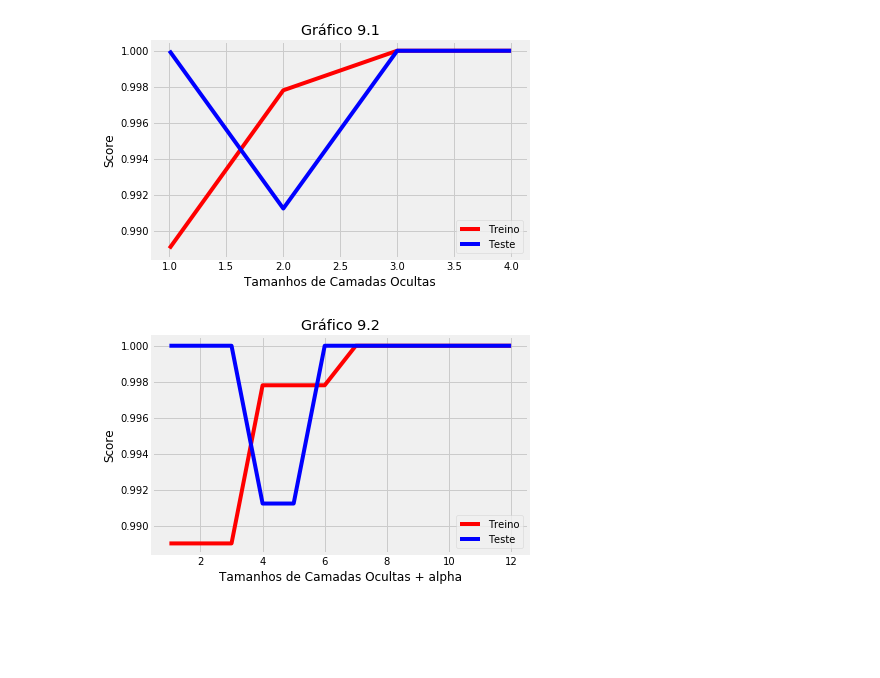
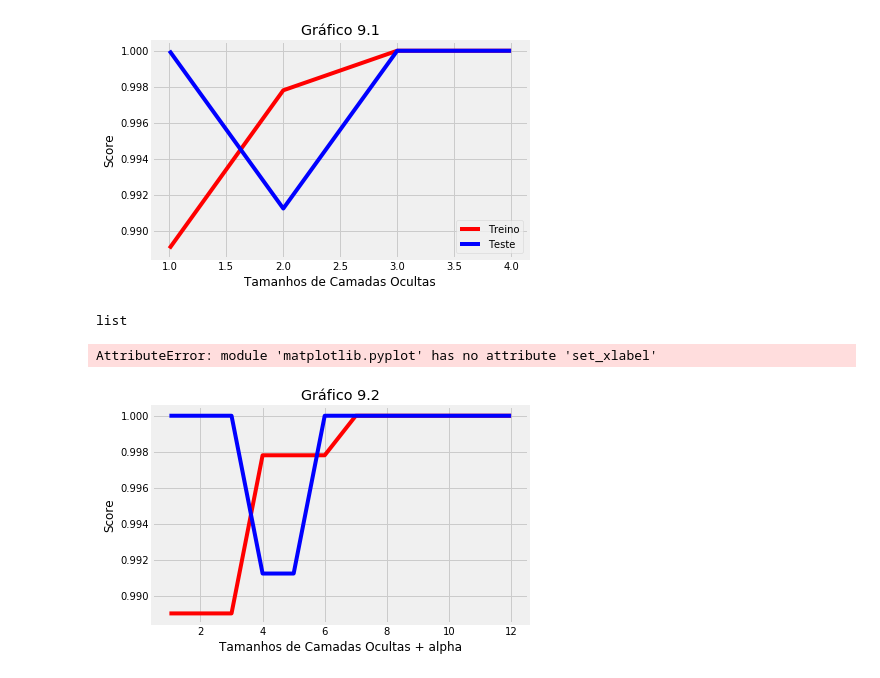
Before and after one commit to luanprates/trabalho-pos-data-analytics-lucas, a Jupyter notebook: Questão 9.ipynb, the cells around one changed output. Cells and saved outputs as stored; diff of their text form; code cells hidden in the pictures; blank space fills up the shorter version.

Commit message:
label x - g9.2
label x - g9.2

```diff
--- a/Questão 9.ipynb
+++ b/Questão 9.ipynb
@@ -65,11 +69,17 @@ for n in t_camadas:
+# %%
+type(label_x)
+# %% [output]
+list
 # %%
 plt.plot(tamanho_x_alpha, treino_alpha, c='r', label='Treino')
 plt.plot(tamanho_x_alpha, teste_alpha, c='b', label='Teste')
 plt.title('Gráfico 9.2')
 plt.ylabel('Score')
 plt.xlabel('Tamanhos de Camadas Ocultas + alpha')
+plt.xticks(tamanho_x_alpha, labels, rotation='vertical')
 plt.legend()
 plt.savefig('imagens/Questão-92.png', transparent = True)
 plt.show()
 # %% [output]
+AttributeError: module 'matplotlib.pyplot' has no attribute 'set_xlabel'
-[figure, old version]
+[figure, new version]
```
Also changed, not shown: parts of 1 cell of this notebook, 1 other file.
